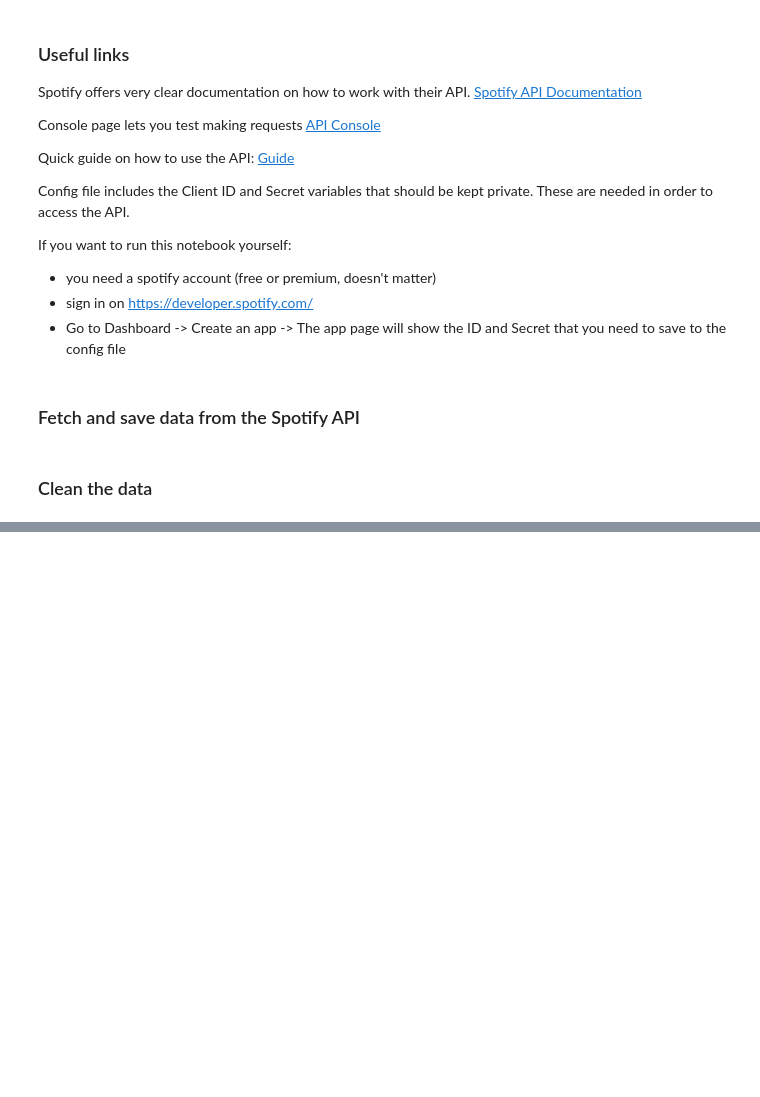
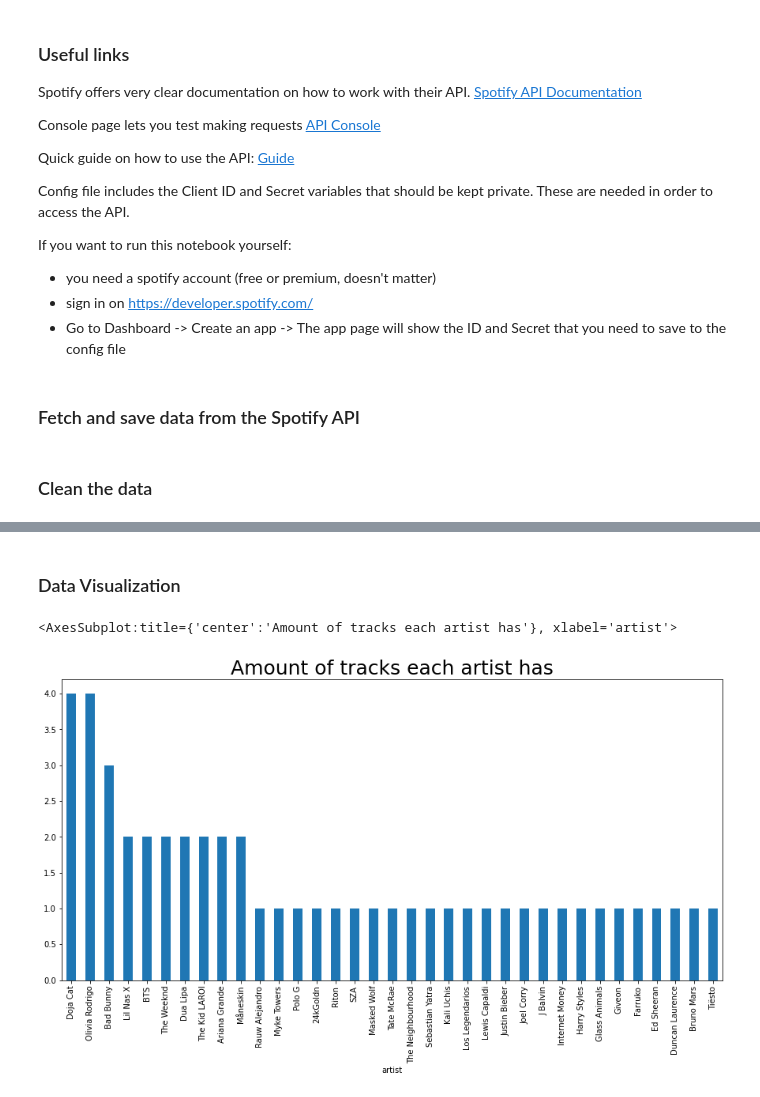
Before and after one commit to lauri-ra/Data-Science-Course-Work, a Jupyter notebook: HT/JodaHT_Spotify.ipynb, the cells around one changed output, grey strips where cells are left out. Saved outputs shown, nothing was run; the diff lists cells and outputs as text; code cells hidden in the pictures; blank space fills up the shorter version.

Commit message:
data cleanup and visualization

```diff
--- a/HT/JodaHT_Spotify.ipynb
+++ b/HT/JodaHT_Spotify.ipynb
@@ -96,0 +89,16 @@ df.head(5)
+# %%
+df = pd.read_csv('data.csv')
+
+# Rename columns to be more descriptive
+df.rename(columns={'tempo' : 'beats per minute', 'duration_ms' : 'duration(min)'}, inplace=True)
+
+# Remove columns that are not needed
+cols_to_remove=['Unnamed: 0', 'type', 'id', 'uri', 'track_href', 'analysis_url', 'time_signature']
+data = df.drop(cols_to_remove,axis=1)
+
+# Change track length from ms to minutes
+for i in data['duration(min)']:
+    length = i / 60000
+    data['duration(min)'].replace({i : length}, inplace=True)
+
+data.head()
@@ -96,0 +112,10 @@ df.head(5)
+# %% [markdown]
+### Data Visualization
+# %%
+plt.figure(figsize=(15,7))
+plt.title("Amount of tracks each artist has", fontsize=25)
+
+data.groupby('artist')['track'].agg(len).sort_values(ascending = False).plot(kind = 'bar')
+# %% [output]
+<AxesSubplot:title={'center':'Amount of tracks each artist has'}, xlabel='artist'>
+[figure, added]
```
Also changed, not shown: parts of 5 cells of this notebook, 1 other file.
